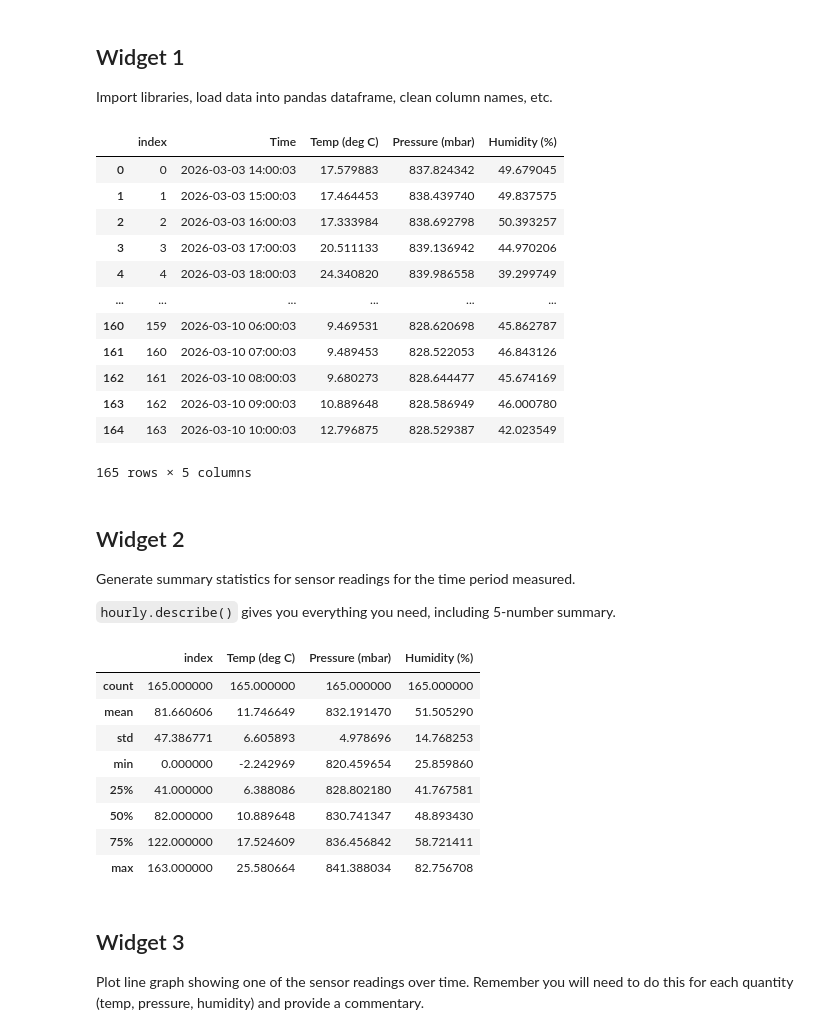
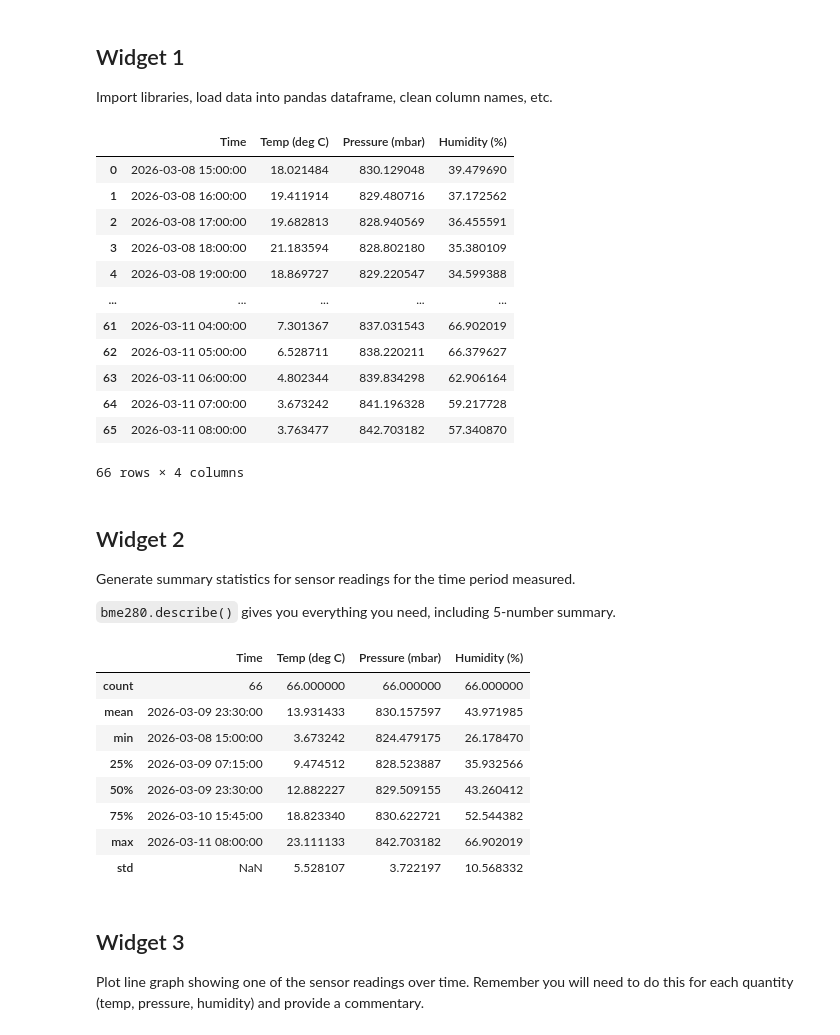
Before and after one commit to guyfrancis/dat1001, a Jupyter notebook: project1/Project1_Widgets.ipynb, the cells around one changed output. Drawn from its saved outputs; the diff is of its cells as text; code cells hidden in the pictures.

```diff
--- a/project1/Project1_Widgets.ipynb
+++ b/project1/Project1_Widgets.ipynb
@@ -9,74 +9,73 @@ Import libraries, load data into pandas dataframe, clean column names, etc.
 # %%
 import matplotlib.pyplot as plt
 import pandas as pd
 import numpy as np
 import datetime as dt
 from matplotlib.ticker import MaxNLocator
 
 file = 'data.csv'
 
 # Load data into pandas dataframe
 df = pd.read_csv(file)
 
 # Rename columns
 df.columns = ['Time', 'Temp (deg C)', 'Pressure (mbar)', 'Humidity (%)', 'Altitude (m)']
 
 # Drop altitude - we don't need it for this project
 df.drop(columns=['Altitude (m)'], inplace=True)
 
-# Get ride of decimal part of time - this level of detail is not needed
+# Get ride of decimal part of time and the seconds - this level of detail is not needed
 df['Time'] = df['Time'].str.split(".").str.get(0)
+df['Time'] = df['Time'].str[0:16]
 
-# Choose start and end indices (in case you want to discard some of the data at the start/end
-start_id = 1485
+# Choose start and end indices (in case you want to discard some of the data at the start/end)
+# Your should analyse and report on 2-5 days of continuous hourly data
+start_id = 1485 + 120
 end_id = len(df)
 
 
+# Copy the dataframe into a new dataframe called 'bme280' with the slice you are going to work with
+bme280 = df[start_id:end_id].copy()
+bme280.reset_index(drop=True, inplace=True)
 
-# Copy the dataframe into a new dataframe with the slice you are interested in
-hourly = df[start_id:end_id].copy()
-hourly.reset_index(drop=True, inplace=True)
+# Convert the 'Time' strings to dateime objects - if we do this consistently, it will be easily to plot and analyze our data
+bme280['Time'] = pd.to_datetime(bme280['Time'])
 
-# This is because my data crosses over the time change on 3/7 to 3/8. I interpolated for the missing hour
-# You probably don't need these two lines
-hourly=pd.concat([hourly[:108], hourly[108:109], hourly[108:]]).reset_index()
-hourly.loc[108, 'Time'] = "2026-03-08 02:00:03"
-
-# Check what we have in the DF
-hourly
+# Check contents of dataframe
+bme280
 # %% [output]
-|  | index | Time | Temp (deg C) | Pressure (mbar) | Humidity (%) |
-| 0 | 0 | 2026-03-03 14:00:03 | 17.579883 | 837.824342 | 49.679045 |
-| 1 | 1 | 2026-03-03 15:00:03 | 17.464453 | 838.439740 | 49.837575 |
-| 2 | 2 | 2026-03-03 16:00:03 | 17.333984 | 838.692798 | 50.393257 |
-| 3 | 3 | 2026-03-03 17:00:03 | 20.511133 | 839.136942 | 44.970206 |
-| 4 | 4 | 2026-03-03 18:00:03 | 24.340820 | 839.986558 | 39.299749 |
-| ... | ... | ... | ... | ... | ... |
-| 160 | 159 | 2026-03-10 06:00:03 | 9.469531 | 828.620698 | 45.862787 |
-| 161 | 160 | 2026-03-10 07:00:03 | 9.489453 | 828.522053 | 46.843126 |
-| 162 | 161 | 2026-03-10 08:00:03 | 9.680273 | 828.644477 | 45.674169 |
-| 163 | 162 | 2026-03-10 09:00:03 | 10.889648 | 828.586949 | 46.000780 |
-| 164 | 163 | 2026-03-10 10:00:03 | 12.796875 | 828.529387 | 42.023549 |
+|  | Time | Temp (deg C) | Pressure (mbar) | Humidity (%) |
+| 0 | 2026-03-08 15:00:00 | 18.021484 | 830.129048 | 39.479690 |
+| 1 | 2026-03-08 16:00:00 | 19.411914 | 829.480716 | 37.172562 |
+| 2 | 2026-03-08 17:00:00 | 19.682813 | 828.940569 | 36.455591 |
+| 3 | 2026-03-08 18:00:00 | 21.183594 | 828.802180 | 35.380109 |
+| 4 | 2026-03-08 19:00:00 | 18.869727 | 829.220547 | 34.599388 |
+| ... | ... | ... | ... | ... |
+| 61 | 2026-03-11 04:00:00 | 7.301367 | 837.031543 | 66.902019 |
+| 62 | 2026-03-11 05:00:00 | 6.528711 | 838.220211 | 66.379627 |
+| 63 | 2026-03-11 06:00:00 | 4.802344 | 839.834298 | 62.906164 |
+| 64 | 2026-03-11 07:00:00 | 3.673242 | 841.196328 | 59.217728 |
+| 65 | 2026-03-11 08:00:00 | 3.763477 | 842.703182 | 57.340870 |
-165 rows × 5 columns
+66 rows × 4 columns
 # %% [markdown]
 ## Widget 2
 
 Generate summary statistics for sensor readings for the time period measured.
 
-`hourly.describe()` gives you everything you need, including 5-number summary.
+`bme280.describe()` gives you everything you need, including 5-number summary.
 # %%
 # Summary stats for sensor readings
-hourly.describe()
+bme280.describe()
 # %% [output]
-|  | index | Temp (deg C) | Pressure (mbar) | Humidity (%) |
-| count | 165.000000 | 165.000000 | 165.000000 | 165.000000 |
-| mean | 81.660606 | 11.746649 | 832.191470 | 51.505290 |
-| std | 47.386771 | 6.605893 | 4.978696 | 14.768253 |
-| min | 0.000000 | -2.242969 | 820.459654 | 25.859860 |
-| 25% | 41.000000 | 6.388086 | 828.802180 | 41.767581 |
-| 50% | 82.000000 | 10.889648 | 830.741347 | 48.893430 |
-| 75% | 122.000000 | 17.524609 | 836.456842 | 58.721411 |
-| max | 163.000000 | 25.580664 | 841.388034 | 82.756708 |
+|  | Time | Temp (deg C) | Pressure (mbar) | Humidity (%) |
+| count | 66 | 66.000000 | 66.000000 | 66.000000 |
+| mean | 2026-03-09 23:30:00 | 13.931433 | 830.157597 | 43.971985 |
+| min | 2026-03-08 15:00:00 | 3.673242 | 824.479175 | 26.178470 |
+| 25% | 2026-03-09 07:15:00 | 9.474512 | 828.523887 | 35.932566 |
+| 50% | 2026-03-09 23:30:00 | 12.882227 | 829.509155 | 43.260412 |
+| 75% | 2026-03-10 15:45:00 | 18.823340 | 830.622721 | 52.544382 |
+| max | 2026-03-11 08:00:00 | 23.111133 | 842.703182 | 66.902019 |
+| std | NaN | 5.528107 | 3.722197 | 10.568332 |
 # %% [markdown]
 ## Widget 3
 
```
Also changed, not shown: parts of 10 cells of this notebook, 1 other file.
